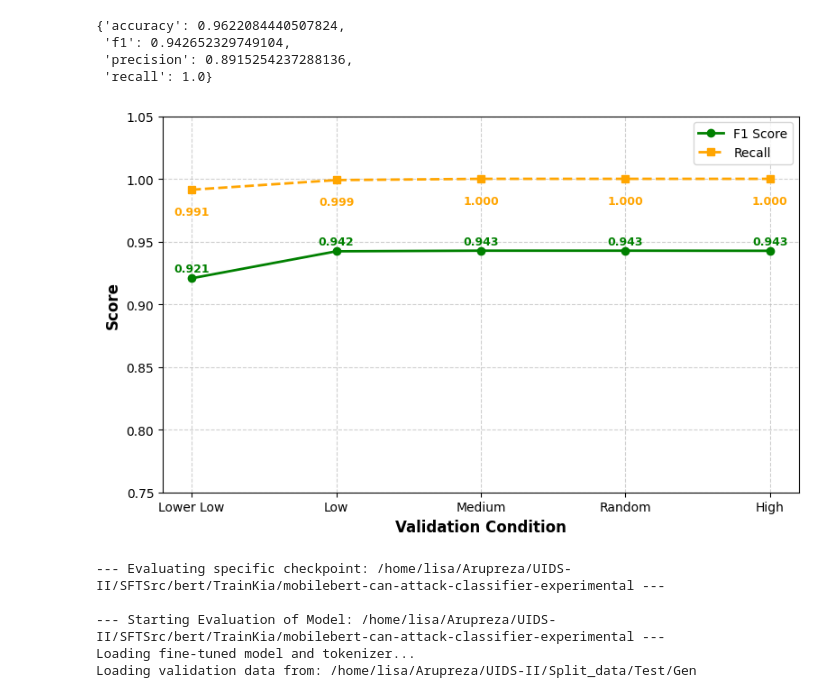
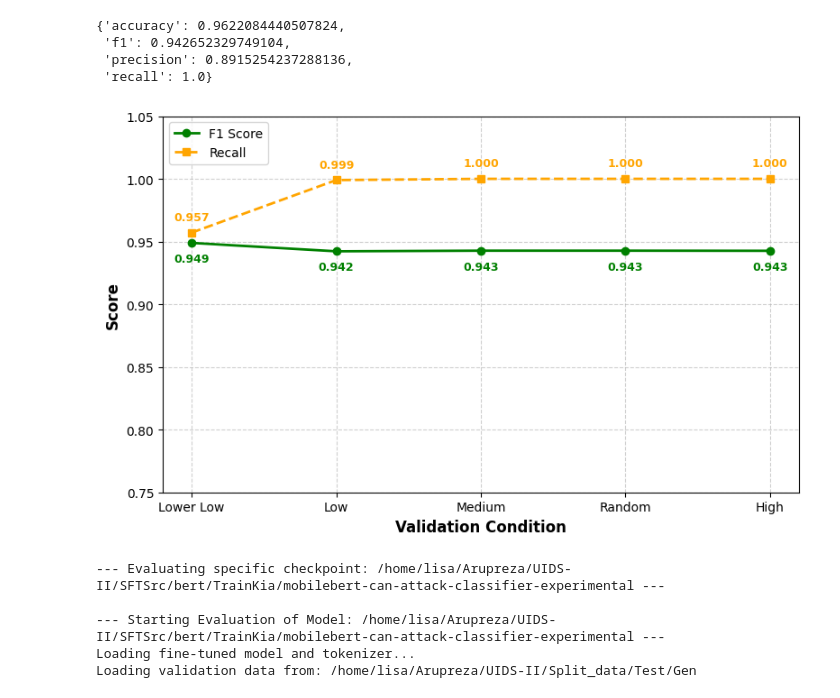
Before and after one commit to Arupreza/UIDS-II, a Jupyter notebook: Evaluation.ipynb, the cells around one changed output. Drawn from its saved outputs; the diff is of its cells as text; code cells hidden in the pictures.

```diff
--- a/Evaluation.ipynb
+++ b/Evaluation.ipynb
@@ -357,10 +358,10 @@ plt.figure(figsize=(8, 5))
 plt.plot(labels, f1_scores, marker='o', color='green', label='F1 Score', linewidth=2)
 plt.plot(labels, recalls, marker='s', color='orange', label='Recall', linewidth=2, linestyle='--')
 
-# Annotate values
+# Annotate values with better spacing
 for i, (f1, rec) in enumerate(zip(f1_scores, recalls)):
-    plt.text(i, f1+0.005, f"{f1:.3f}", ha='center', fontsize=9, color='green', fontweight='bold')
-    plt.text(i, rec-0.02, f"{rec:.3f}", ha='center', fontsize=9, color='orange', fontweight='bold')
+    plt.text(i, f1 - 0.015, f"{f1:.3f}", ha='center', fontsize=9, color='green', fontweight='bold')
+    plt.text(i, rec + 0.010, f"{rec:.3f}", ha='center', fontsize=9, color='orange', fontweight='bold')
 
 # Labels and formatting
 plt.xlabel("Validation Condition", fontsize=12, fontweight='bold')
@@ -604,32 +605,32 @@ Actual Positive: 0                | 1052
 # %%
 # Labels and values
 labels = ['Lower Low', 'Low', 'Medium', 'Random', 'High']
-f1_scores = [0.9207, 0.9422, 0.9427, 0.9427,  0.9426]
-recalls =   [0.9913, 0.9990, 1.0000, 1.0000, 1.0000]
+f1_scores = [0.9489, 0.9422, 0.9427, 0.9427,  0.9426]
+recalls =   [0.9571, 0.9990, 1.0000, 1.0000, 1.0000]
 
 # Create figure
 plt.figure(figsize=(8, 5))
 
 # Plot both F1 and Recall with custom colors
 plt.plot(labels, f1_scores, marker='o', color='green', label='F1 Score', linewidth=2)
 plt.plot(labels, recalls, marker='s', color='orange', label='Recall', linewidth=2, linestyle='--')
 
-# Annotate values
+# Annotate values with better spacing
 for i, (f1, rec) in enumerate(zip(f1_scores, recalls)):
-    plt.text(i, f1+0.005, f"{f1:.3f}", ha='center', fontsize=9, color='green', fontweight='bold')
-    plt.text(i, rec-0.02, f"{rec:.3f}", ha='center', fontsize=9, color='orange', fontweight='bold')
+    plt.text(i, f1 - 0.015, f"{f1:.3f}", ha='center', fontsize=9, color='green', fontweight='bold')
+    plt.text(i, rec + 0.010, f"{rec:.3f}", ha='center', fontsize=9, color='orange', fontweight='bold')
 
 # Labels and formatting
 plt.xlabel("Validation Condition", fontsize=12, fontweight='bold')
 plt.ylabel("Score", fontsize=12, fontweight='bold')
 plt.ylim(0.75, 1.05)
 plt.grid(True, linestyle='--', alpha=0.6)
 plt.legend(fontsize=10)
 plt.tight_layout()
 
 plt.show()
 # %% [output]
-[figure, old version]
+[figure, new version]
 # %%
 # --- 10. Evaluate a Specific Checkpoint ---
 # The path you provided is used here
```
Also changed, not shown: parts of 74 cells of this notebook.
